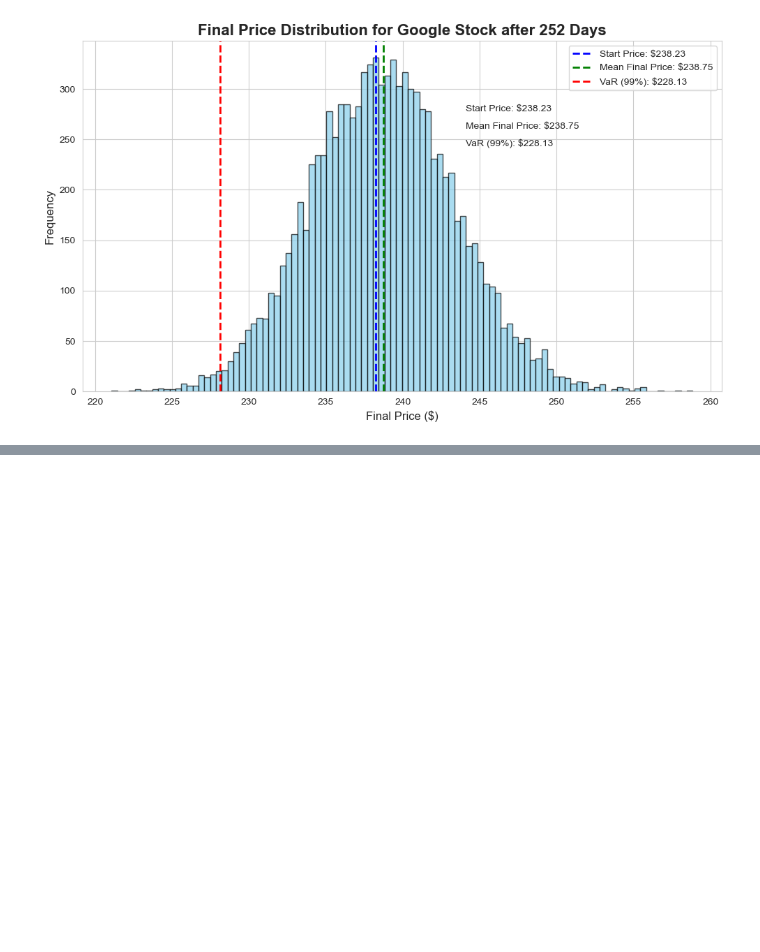
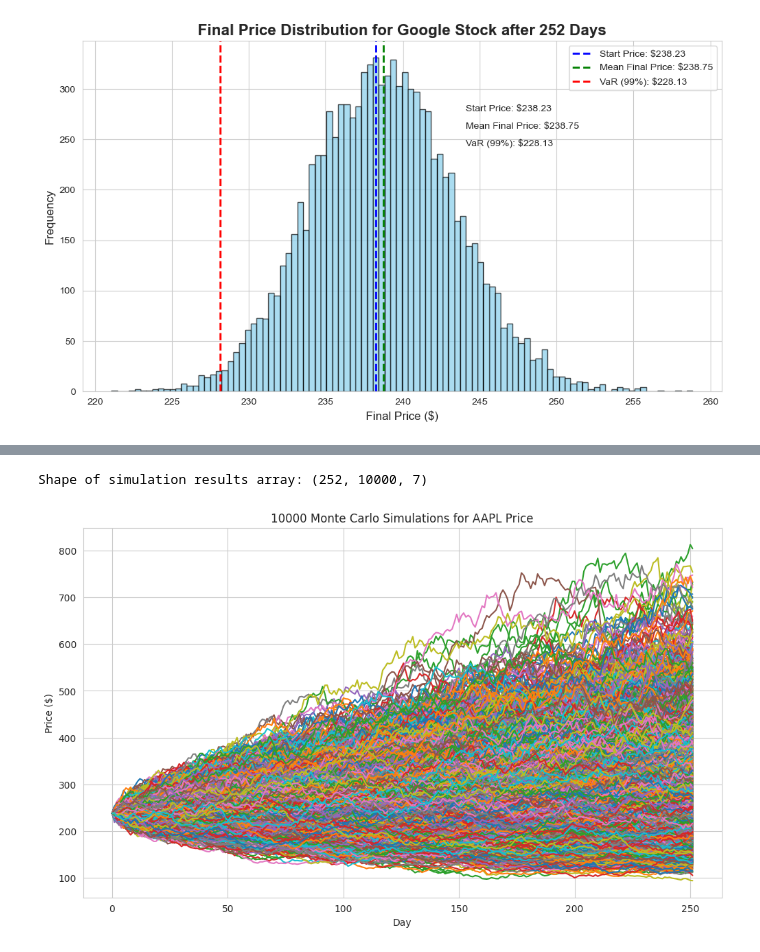
Before and after one commit to tugpa/Risk-Analysis-and-Forecasting-of-Tech-Stocks, a Jupyter notebook: Analyzing and Predicting Magnificent 7 Stocks.ipynb, the cells around one changed output, grey strips where cells are left out. Saved outputs shown, nothing was run; the diff lists cells and outputs as text; code cells hidden in the pictures; blank space fills up the shorter version.

```diff
--- a/Analyzing and Predicting Magnificent 7 Stocks.ipynb
+++ b/Analyzing and Predicting Magnificent 7 Stocks.ipynb
@@ -332,0 +367,5 @@ plt.show()
+# %%
+#Covariance Matrix of Daily Returns
+cov_matrix = daily_returns.cov()
+
+cov_matrix.head()
@@ -332,0 +380,3 @@ plt.show()
+# %%
+#Cholesky Decomposition
+cholesky_decomp = np.linalg.cholesky(cov_matrix)
@@ -332,0 +407,41 @@ plt.show()
+# %%
+def portfolio_monte_carlo(daily_returns, cholesky_decomp, start_prices, days, num_simulations):
+    num_stocks = len(start_prices)
+    simulation_results = np.zeros((days, num_simulations, num_stocks))
+    simulation_results[0, :, :] = start_prices
+
+    mean_returns = daily_returns.mean().values
+    variances = daily_returns.var().values
+    drift = mean_returns - (0.5 * variances)
+
+    for i in range(1, days):
+        uncorrelated_random = np.random.normal(0, 1, (num_simulations, num_stocks))
+        correlated_random = uncorrelated_random @ cholesky_decomp.T
+        simulated_daily_returns = np.exp(drift + correlated_random)
+        simulation_results[i, :, :] = simulation_results[i-1, :, :] * simulated_daily_returns
+
+    return simulation_results
+# %%
+start_prices = stock_data.iloc[-1].values
+days_to_simulate = 252
+num_simulations = 10000
+
+portfolio_simulations = portfolio_monte_carlo(daily_returns, cholesky_decomp, start_prices, days_to_simulate, num_simulations)
+print("Shape of simulation results array:", portfolio_simulations.shape)
+# %% [output]
+Shape of simulation results array: (252, 10000, 7)
+# %%
+# Select a stock to visualize, e.g., the first one (AAPL)
+stock_to_visualize_index = 0
+stock_name = stock_list[stock_to_visualize_index]
+
+plt.figure(figsize=(12, 7))
+# Plot every one of the 1000 simulated paths for the selected stock
+plt.plot(portfolio_simulations[:, :, stock_to_visualize_index])
+plt.title(f"10000 Monte Carlo Simulations for {stock_name} Price")
+plt.xlabel("Day")
+plt.ylabel("Price ($)")
+plt.grid(True)
+plt.show()
+# %% [output]
+[figure, added]
```
Also changed, not shown: parts of 4 cells of this notebook.
